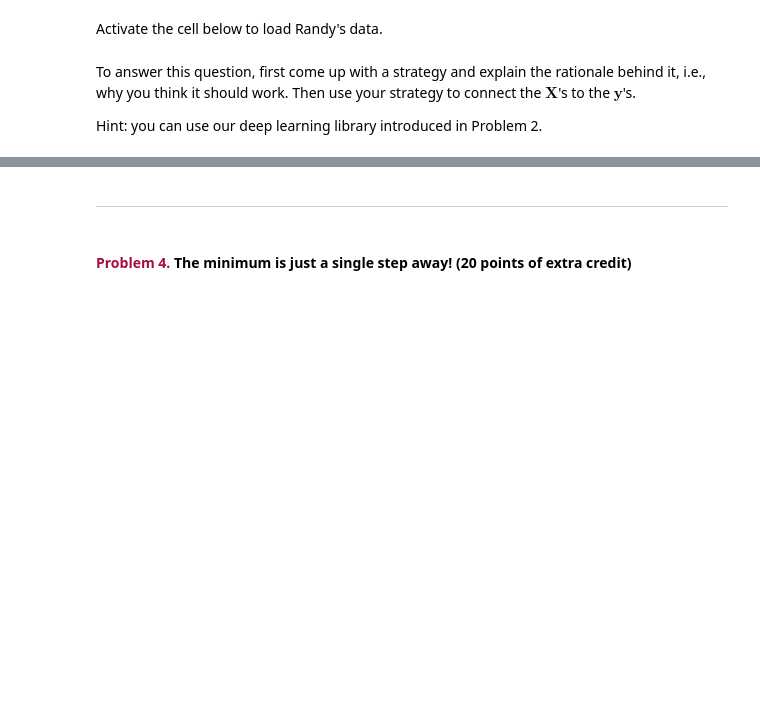
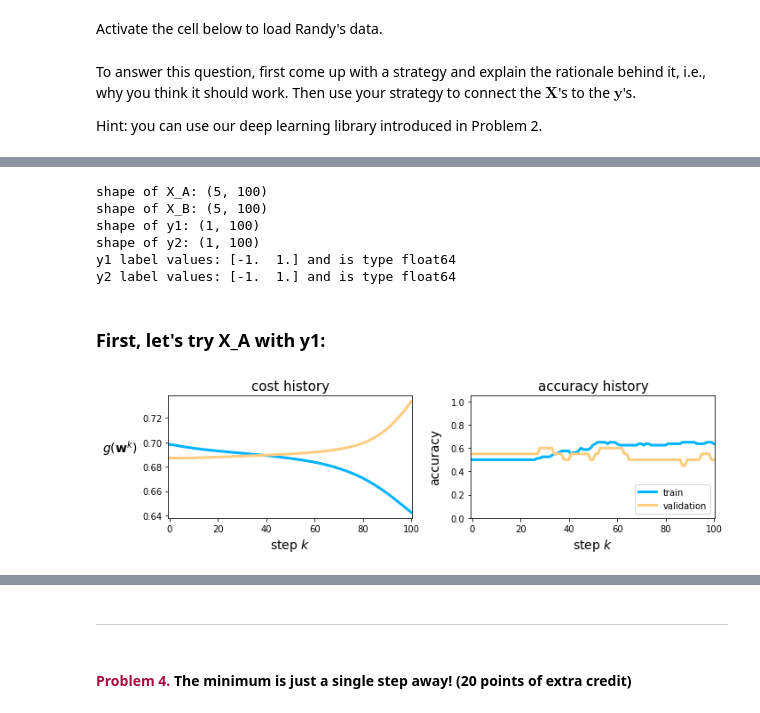
Before and after one commit to adai2017/dlhomework, a Jupyter notebook: DL_Final_Exam/Final_Exam.ipynb, the cells around one changed output, grey strips where cells are left out. Drawn from its saved outputs; the diff is of its cells as text; code cells hidden in the pictures; blank space fills up the shorter version.

```diff
--- a/DL_Final_Exam/Final_Exam.ipynb
+++ b/DL_Final_Exam/Final_Exam.ipynb
@@ -323,0 +335,47 @@ Your answer/strategy goes here.
+# %%
+# Quickly check the data
+print('shape of X_A: ' + str(np.shape(X_A)))
+print('shape of X_B: ' + str(np.shape(X_B)))
+print('shape of y1: ' + str(np.shape(y1)))
+print('shape of y2: ' + str(np.shape(y2)))
+print('y1 label values: ' + str(np.unique(y1)) + ' and is type ' + str(y1.dtype))
+print('y2 label values: ' + str(np.unique(y2)) + ' and is type ' + str(y2.dtype))
+# %% [output]
+shape of X_A: (5, 100)
+shape of X_B: (5, 100)
+shape of y1: (1, 100)
+shape of y2: (1, 100)
+y1 label values: [-1.  1.] and is type float64
+y2 label values: [-1.  1.] and is type float64
+# %% [markdown]
+### First, let's try X_A with y1:
+# %%
+## X_A data paired wity y1 labels:
+# Step 1: import the setup module of our convnet library
+mylib3 = setup.Setup(X_A,y1)
+
+# Step 2: define convolution layer
+
+# Step 3: define fully connected / multilayer perceptron layers
+layer_sizes = [10,10,10];
+name = 'multilayer_perceptron'
+super_type = 'classification'
+activation = 'relu'
+mylib3.choose_features(name = name,layer_sizes = layer_sizes,super_type = super_type,activation = activation)
+
+# Step 4: split data into training and testing sets
+mylib3.make_train_val_split(train_portion = 0.8)
+
+# Step 5: choose input normalization scheme
+mylib3.choose_normalizer(name = 'standard')
+
+# Step 6: choose cost function
+mylib3.choose_cost(name = 'softmax')
+
+# Step 7: run optimization algo
+mylib3.fit(max_its = 100, alpha_choice = 10**(-1),batches=500)
+
+# Step 8: Plot training / validation histories
+mylib3.show_histories(start = 0)
+# %% [output]
+[figure, added]
```
Also changed, not shown: parts of 85 cells of this notebook.
